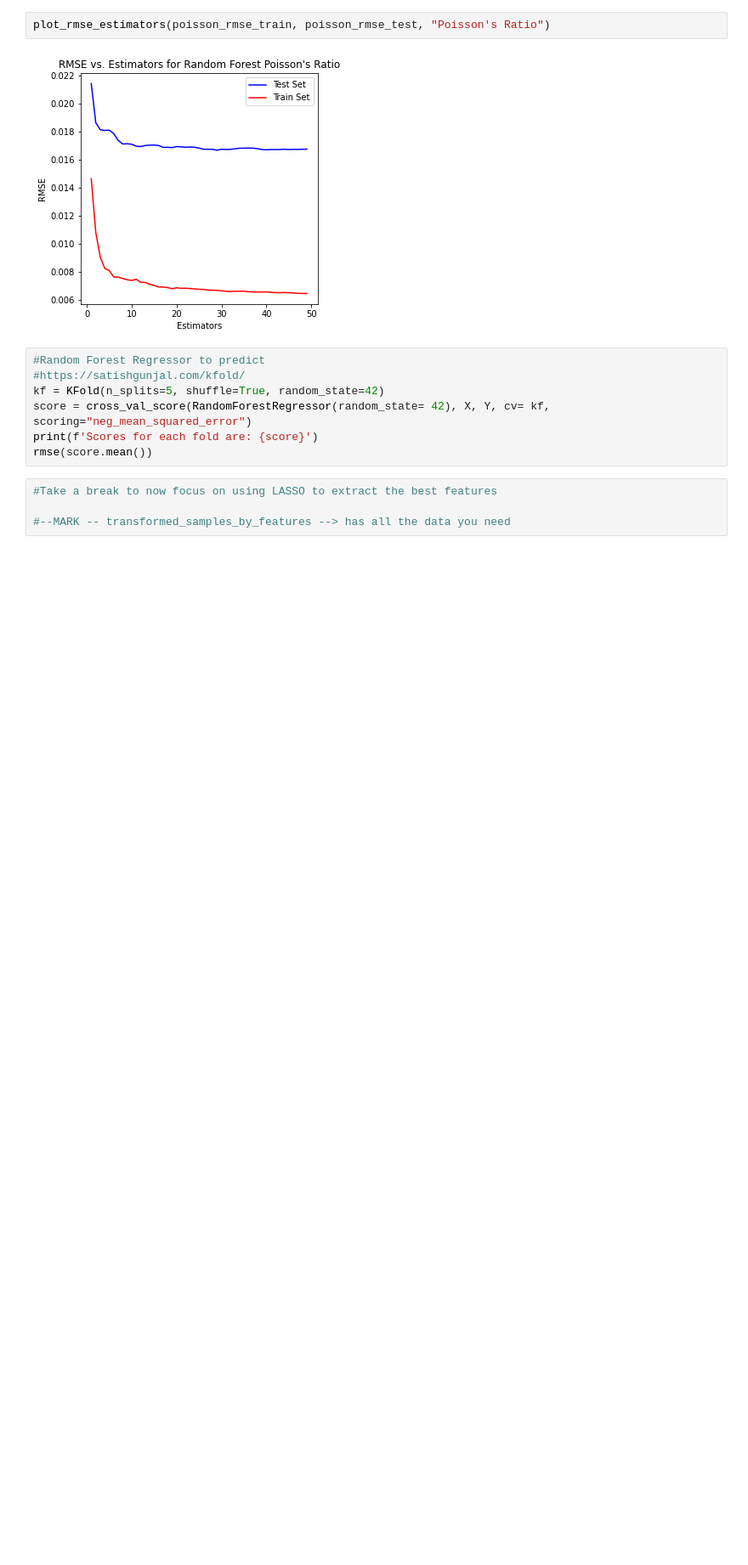
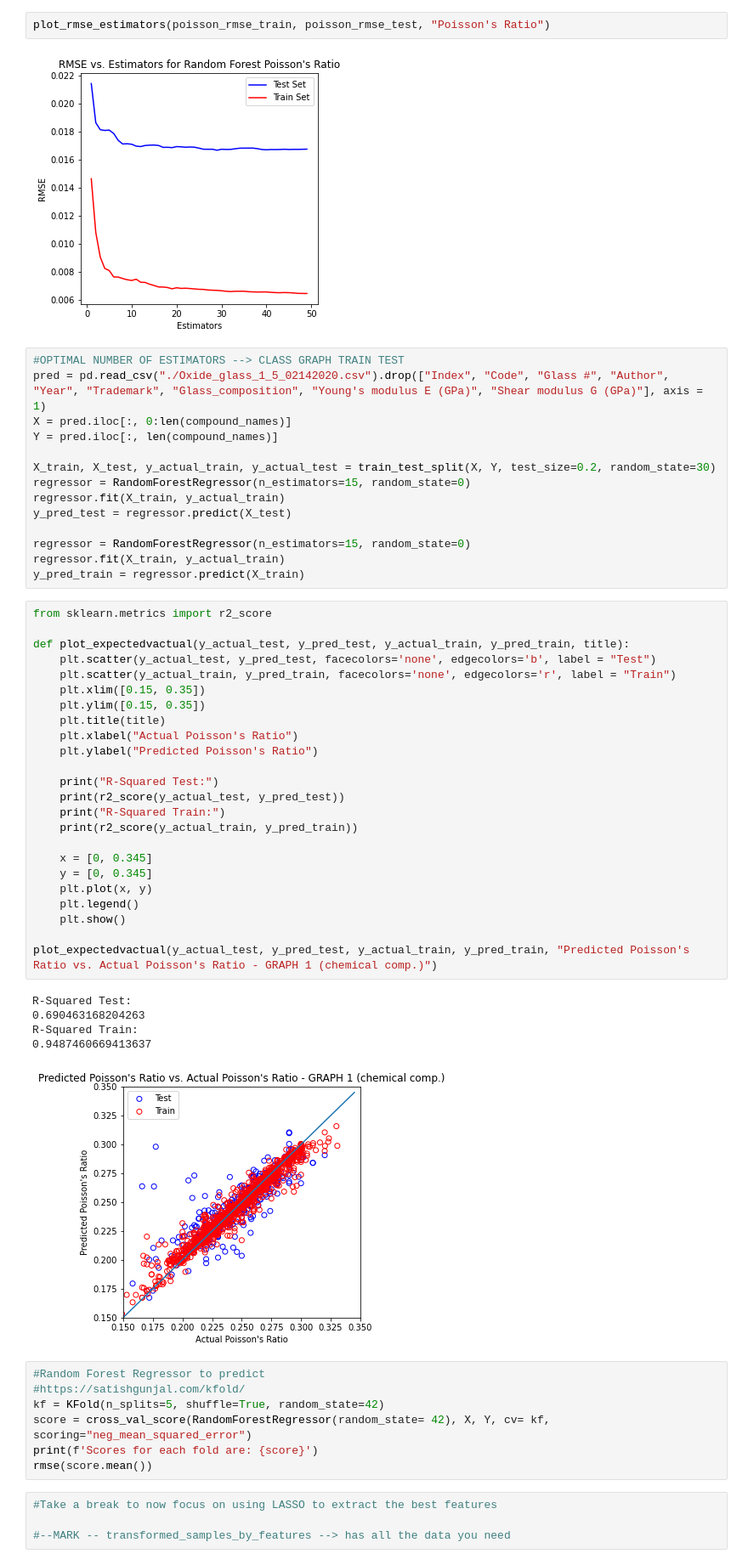
Before and after one commit to zachang890/ML_Research---Glass, a Jupyter notebook: feature_selection_atomic_wk3-4.ipynb, the cells around one changed output. Shown at 85% size. Cells and saved outputs as stored; diff of their text form; blank space fills up the shorter version.

Commit message:
Create first atomic mole percentage train test graph

```diff
--- a/feature_selection_atomic_wk3-4.ipynb
+++ b/feature_selection_atomic_wk3-4.ipynb
@@ -282,6 +281,50 @@ plot_rmse_estimators(shear_rmse_train, shear_rmse_test, "Shear Modulus")
 plot_rmse_estimators(poisson_rmse_train, poisson_rmse_test, "Poisson's Ratio")
 # %% [output]
 [figure]
+# %%
+#OPTIMAL NUMBER OF ESTIMATORS --> CLASS GRAPH TRAIN TEST
+pred = pd.read_csv("./Oxide_glass_1_5_02142020.csv").drop(["Index", "Code", "Glass #", "Author", "Year", "Trademark", "Glass_composition", "Young's modulus E (GPa)", "Shear modulus G (GPa)"], axis = 1)
+X = pred.iloc[:, 0:len(compound_names)]
+Y = pred.iloc[:, len(compound_names)]
+
+X_train, X_test, y_actual_train, y_actual_test = train_test_split(X, Y, test_size=0.2, random_state=30)
+regressor = RandomForestRegressor(n_estimators=15, random_state=0)
+regressor.fit(X_train, y_actual_train)
+y_pred_test = regressor.predict(X_test)
+
+regressor = RandomForestRegressor(n_estimators=15, random_state=0)
+regressor.fit(X_train, y_actual_train)
+y_pred_train = regressor.predict(X_train)
+# %%
+from sklearn.metrics import r2_score
+
+def plot_expectedvactual(y_actual_test, y_pred_test, y_actual_train, y_pred_train, title):
+    plt.scatter(y_actual_test, y_pred_test, facecolors='none', edgecolors='b', label = "Test")
+    plt.scatter(y_actual_train, y_pred_train, facecolors='none', edgecolors='r', label = "Train")
+    plt.xlim([0.15, 0.35])
+    plt.ylim([0.15, 0.35])
+    plt.title(title)
+    plt.xlabel("Actual Poisson's Ratio")
+    plt.ylabel("Predicted Poisson's Ratio")
+
+    print("R-Squared Test:")
+    print(r2_score(y_actual_test, y_pred_test))
+    print("R-Squared Train:")
+    print(r2_score(y_actual_train, y_pred_train))
+
+    x = [0, 0.345]
+    y = [0, 0.345]
+    plt.plot(x, y)
+    plt.legend()
+    plt.show()
+
+plot_expectedvactual(y_actual_test, y_pred_test, y_actual_train, y_pred_train, "Predicted Poisson's Ratio vs. Actual Poisson's Ratio - GRAPH 1 (chemical comp.)")
+# %% [output]
+R-Squared Test:
+0.690463168204263
+R-Squared Train:
+0.9487460669413637
+[figure, added]
 # %%
 #Random Forest Regressor to predict
 #https://satishgunjal.com/kfold/
```
Also changed, not shown: parts of 2 cells of this notebook, 5 other files.
